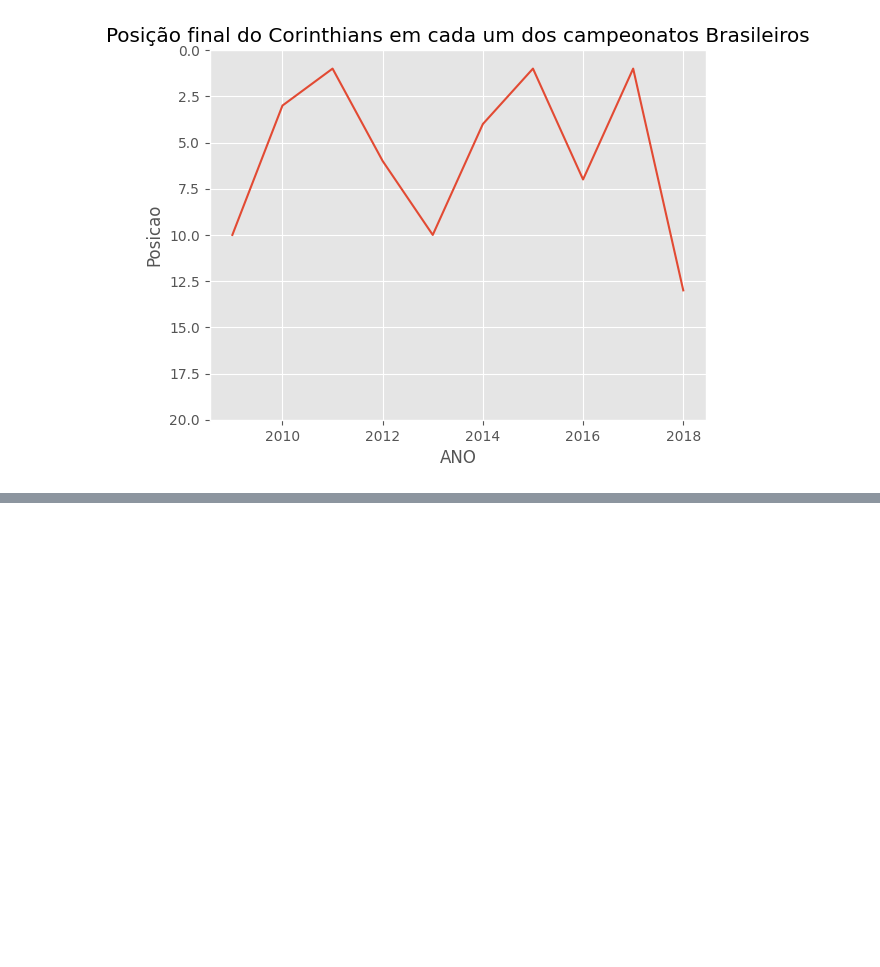
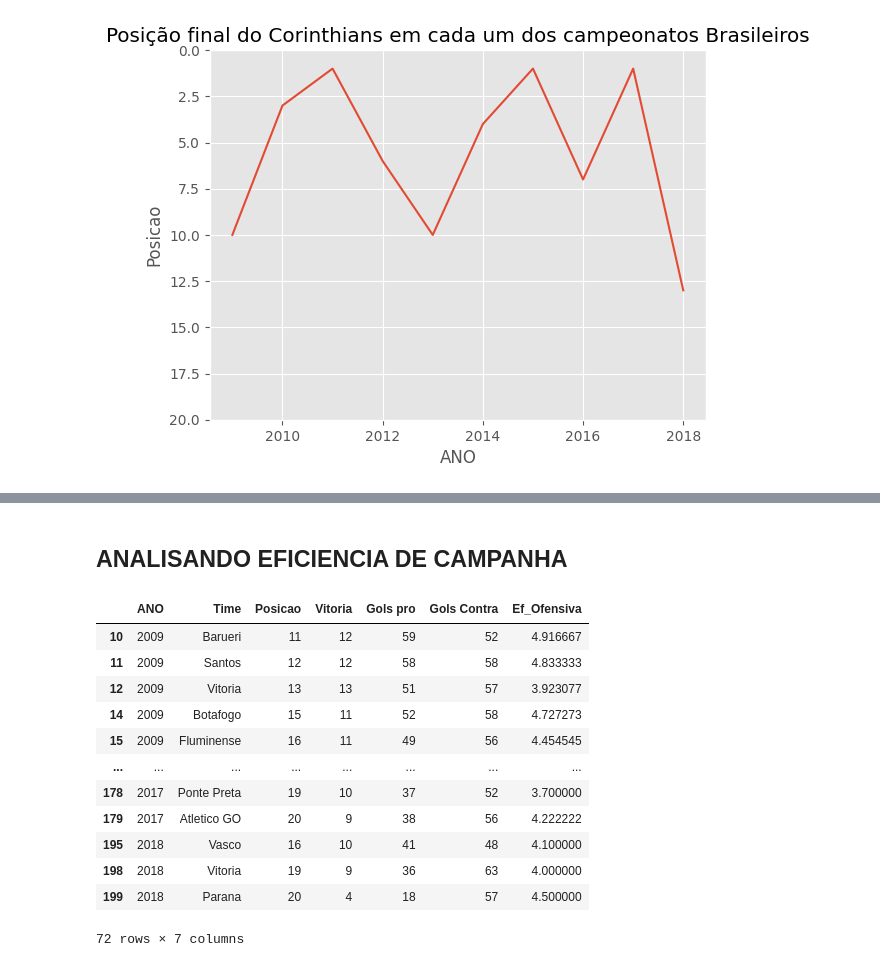
Before and after one commit to pqvinicius/brazilian-league, a Jupyter notebook: brazilian-league.ipynb, the cells around one changed output, grey strips where cells are left out. Saved outputs shown, nothing was run; the diff lists cells and outputs as text; code cells hidden in the pictures; blank space fills up the shorter version.

```diff
--- a/brazilian-league.ipynb
+++ b/brazilian-league.ipynb
@@ -248,0 +386,27 @@ plt.show()
+# %% [markdown]
+## **ANALISANDO EFICIENCIA DE CAMPANHA**
+# %%
+
+# Converte Saldo Gols para numérico
+df['Saldo Gols'] = pd.to_numeric(df['Saldo Gols'], errors='coerce')
+# Eficiência ofensiva = Gols Pro / Vitórias
+df['Ef_Ofensiva'] = df['Gols pro'] / df['Vitoria']
+
+# Seleciona times com eficiência acima da mediana e posições ruins (>10)
+times_ineficientes = df[(df['Ef_Ofensiva'] > df['Ef_Ofensiva'].median()) & (df['Posicao'] > 10)]
+
+times_ineficientes[['ANO','Time','Posicao','Vitoria','Gols pro','Gols Contra','Ef_Ofensiva']]
+# %% [output]
+|  | ANO | Time | Posicao | Vitoria | Gols pro | Gols Contra | Ef_Ofensiva |
+| 10 | 2009 | Barueri | 11 | 12 | 59 | 52 | 4.916667 |
+| 11 | 2009 | Santos | 12 | 12 | 58 | 58 | 4.833333 |
+| 12 | 2009 | Vitoria | 13 | 13 | 51 | 57 | 3.923077 |
+| 14 | 2009 | Botafogo | 15 | 11 | 52 | 58 | 4.727273 |
+| 15 | 2009 | Fluminense | 16 | 11 | 49 | 56 | 4.454545 |
+| ... | ... | ... | ... | ... | ... | ... | ... |
+| 178 | 2017 | Ponte Preta | 19 | 10 | 37 | 52 | 3.700000 |
+| 179 | 2017 | Atletico GO | 20 | 9 | 38 | 56 | 4.222222 |
+| 195 | 2018 | Vasco | 16 | 10 | 41 | 48 | 4.100000 |
+| 198 | 2018 | Vitoria | 19 | 9 | 36 | 63 | 4.000000 |
+| 199 | 2018 | Parana | 20 | 4 | 18 | 57 | 4.500000 |
+72 rows × 7 columns
```
Also changed, not shown: parts of 19 cells of this notebook.
